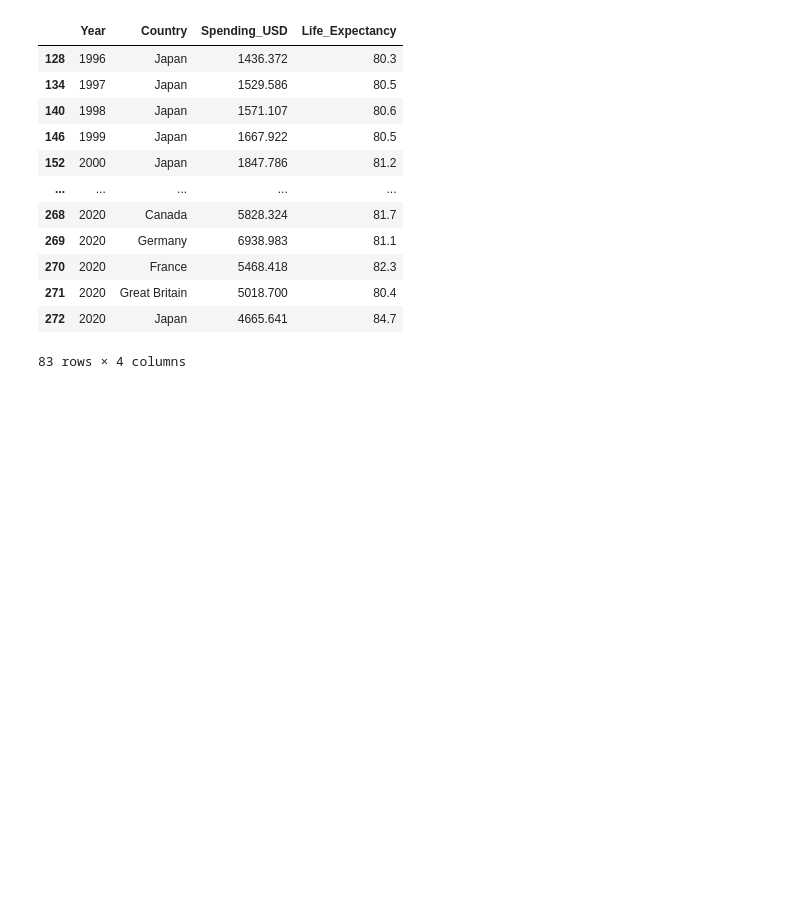
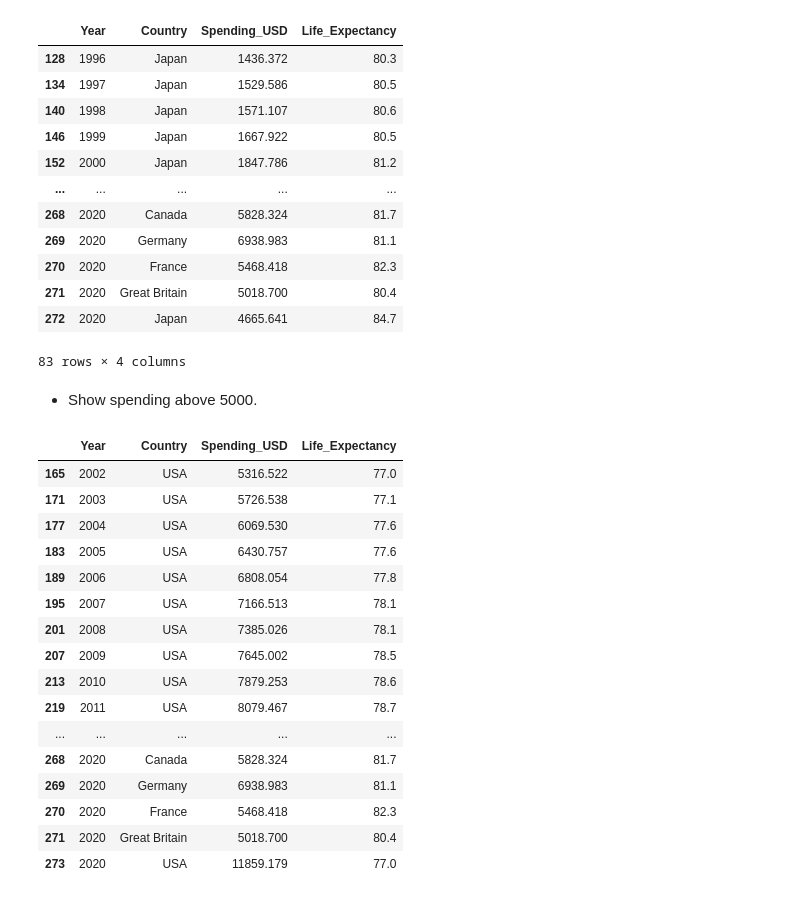
Before and after one commit to geershatisaxena/Healthtip-Data-Analysis, a Jupyter notebook: pandas.ipynb, the cells around one changed output. Drawn from its saved outputs; the diff is of its cells as text; code cells hidden in the pictures; blank space fills up the shorter version.

```diff
--- a/pandas.ipynb
+++ b/pandas.ipynb
@@ -459,3 +459,25 @@ df[df["Life_Expectancy"]>80]
 | 271 | 2020 | Great Britain | 5018.700 | 80.4 |
 | 272 | 2020 | Japan | 4665.641 | 84.7 |
 83 rows × 4 columns
+# %% [markdown]
+- Show spending above 5000.
+# %%
+df[df["Spending_USD"]>5000]
+# %% [output]
+|  | Year | Country | Spending_USD | Life_Expectancy |
+| 165 | 2002 | USA | 5316.522 | 77.0 |
+| 171 | 2003 | USA | 5726.538 | 77.1 |
+| 177 | 2004 | USA | 6069.530 | 77.6 |
+| 183 | 2005 | USA | 6430.757 | 77.6 |
+| 189 | 2006 | USA | 6808.054 | 77.8 |
+| 195 | 2007 | USA | 7166.513 | 78.1 |
+| 201 | 2008 | USA | 7385.026 | 78.1 |
+| 207 | 2009 | USA | 7645.002 | 78.5 |
+| 213 | 2010 | USA | 7879.253 | 78.6 |
+| 219 | 2011 | USA | 8079.467 | 78.7 |
+| ... | ... | ... | ... | ... |
+| 268 | 2020 | Canada | 5828.324 | 81.7 |
+| 269 | 2020 | Germany | 6938.983 | 81.1 |
+| 270 | 2020 | France | 5468.418 | 82.3 |
+| 271 | 2020 | Great Britain | 5018.700 | 80.4 |
+| 273 | 2020 | USA | 11859.179 | 77.0 |
```
Also changed, not shown: parts of 1 cell of this notebook.
